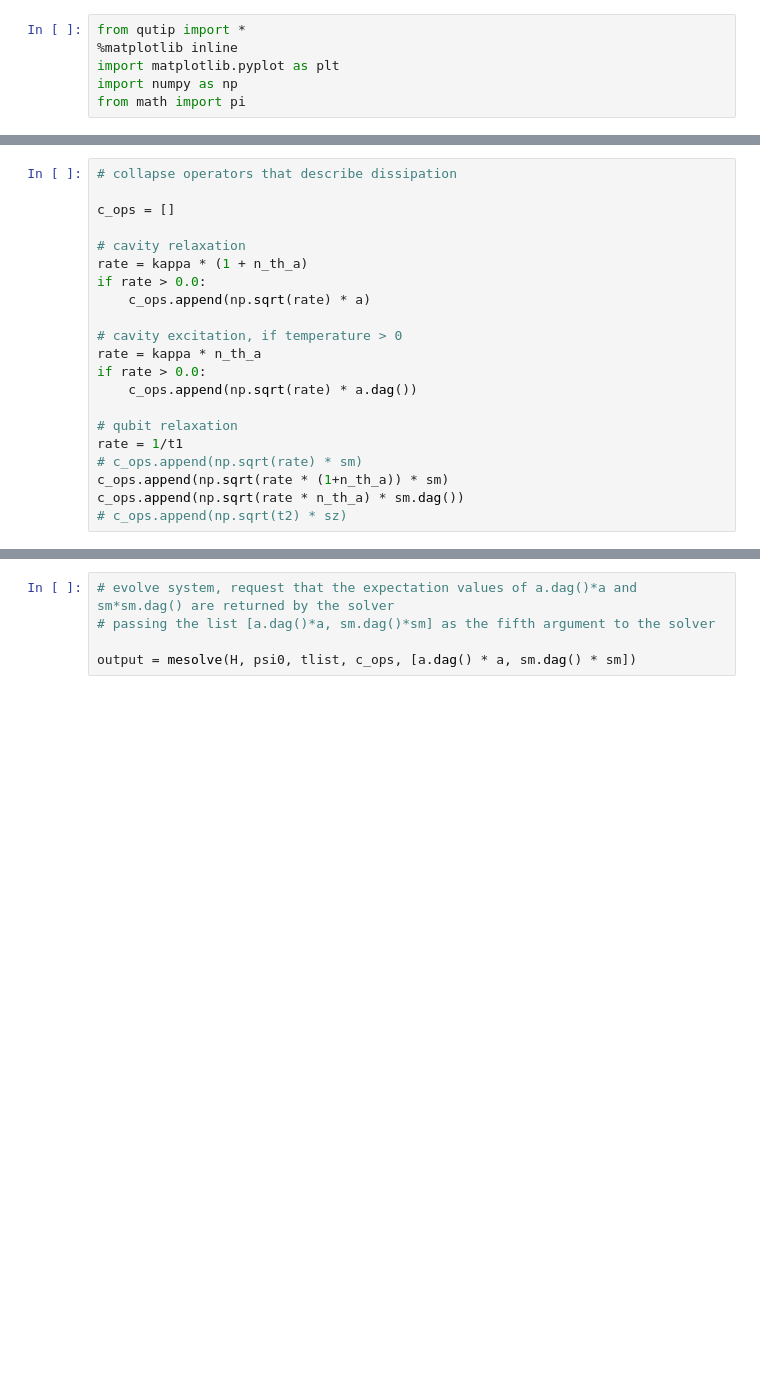
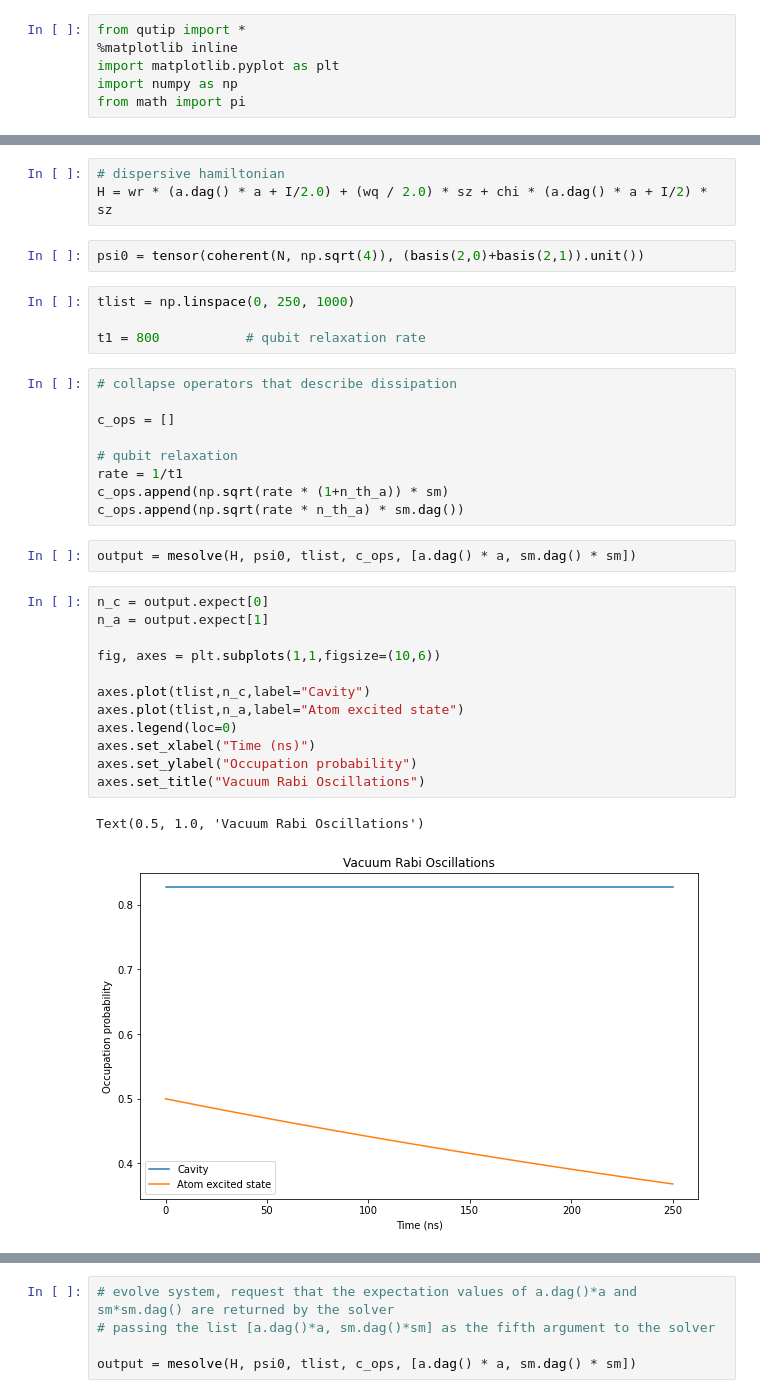
Before and after one commit to katiehko/fermi-qutip, a Jupyter notebook: 02_hamiltonian_para_edit.ipynb, the cells around one changed output, grey strips where cells are left out. Drawn from its saved outputs; the diff is of its cells as text; blank space fills up the shorter version.

```diff
--- a/02_hamiltonian_para_edit.ipynb
+++ b/02_hamiltonian_para_edit.ipynb
@@ -51,21 +42,35 @@ ValueError: All dimensions must be >= 0.
+# %%
+# dispersive hamiltonian
+H = wr * (a.dag() * a + I/2.0) + (wq / 2.0) * sz + chi * (a.dag() * a + I/2) * sz
+# %%
+psi0 = tensor(coherent(N, np.sqrt(4)), (basis(2,0)+basis(2,1)).unit())
+# %%
+tlist = np.linspace(0, 250, 1000)
+
+t1 = 800           # qubit relaxation rate
 # %%
 # collapse operators that describe dissipation
 
 c_ops = []
 
-# cavity relaxation
-rate = kappa * (1 + n_th_a)
-if rate > 0.0:
-    c_ops.append(np.sqrt(rate) * a)
-
-# cavity excitation, if temperature > 0
-rate = kappa * n_th_a
-if rate > 0.0:
-    c_ops.append(np.sqrt(rate) * a.dag())
-
 # qubit relaxation
 rate = 1/t1
-# c_ops.append(np.sqrt(rate) * sm)
 c_ops.append(np.sqrt(rate * (1+n_th_a)) * sm)
 c_ops.append(np.sqrt(rate * n_th_a) * sm.dag())
-# c_ops.append(np.sqrt(t2) * sz)
+# %%
+output = mesolve(H, psi0, tlist, c_ops, [a.dag() * a, sm.dag() * sm])
+# %%
+n_c = output.expect[0]
+n_a = output.expect[1]
+
+fig, axes = plt.subplots(1,1,figsize=(10,6))
+
+axes.plot(tlist,n_c,label="Cavity")
+axes.plot(tlist,n_a,label="Atom excited state")
+axes.legend(loc=0)
+axes.set_xlabel("Time (ns)")
+axes.set_ylabel("Occupation probability")
+axes.set_title("Vacuum Rabi Oscillations")
+# %% [output]
+Text(0.5, 1.0, 'Vacuum Rabi Oscillations')
+[figure, added]
```
Also changed, not shown: parts of 6 cells of this notebook.
